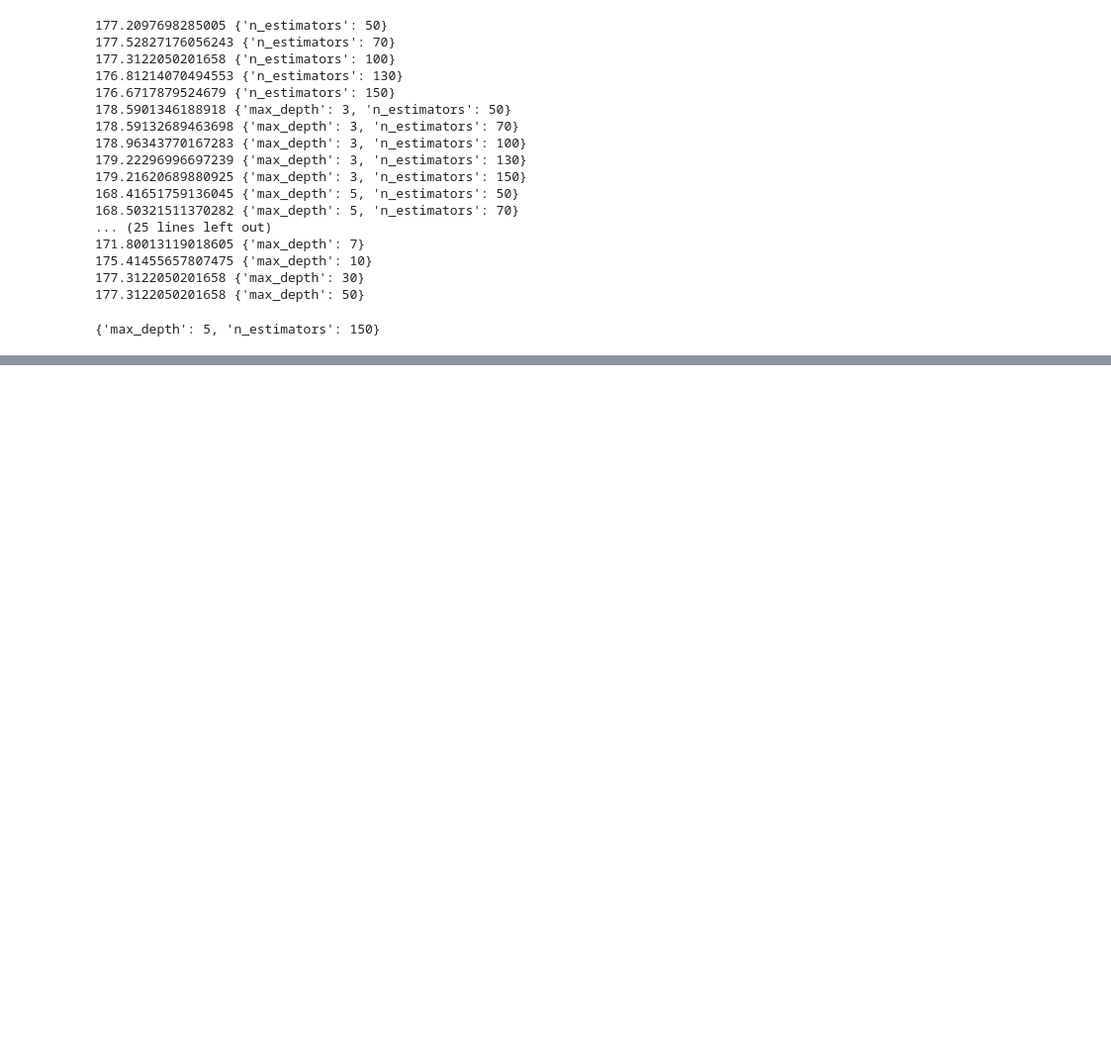
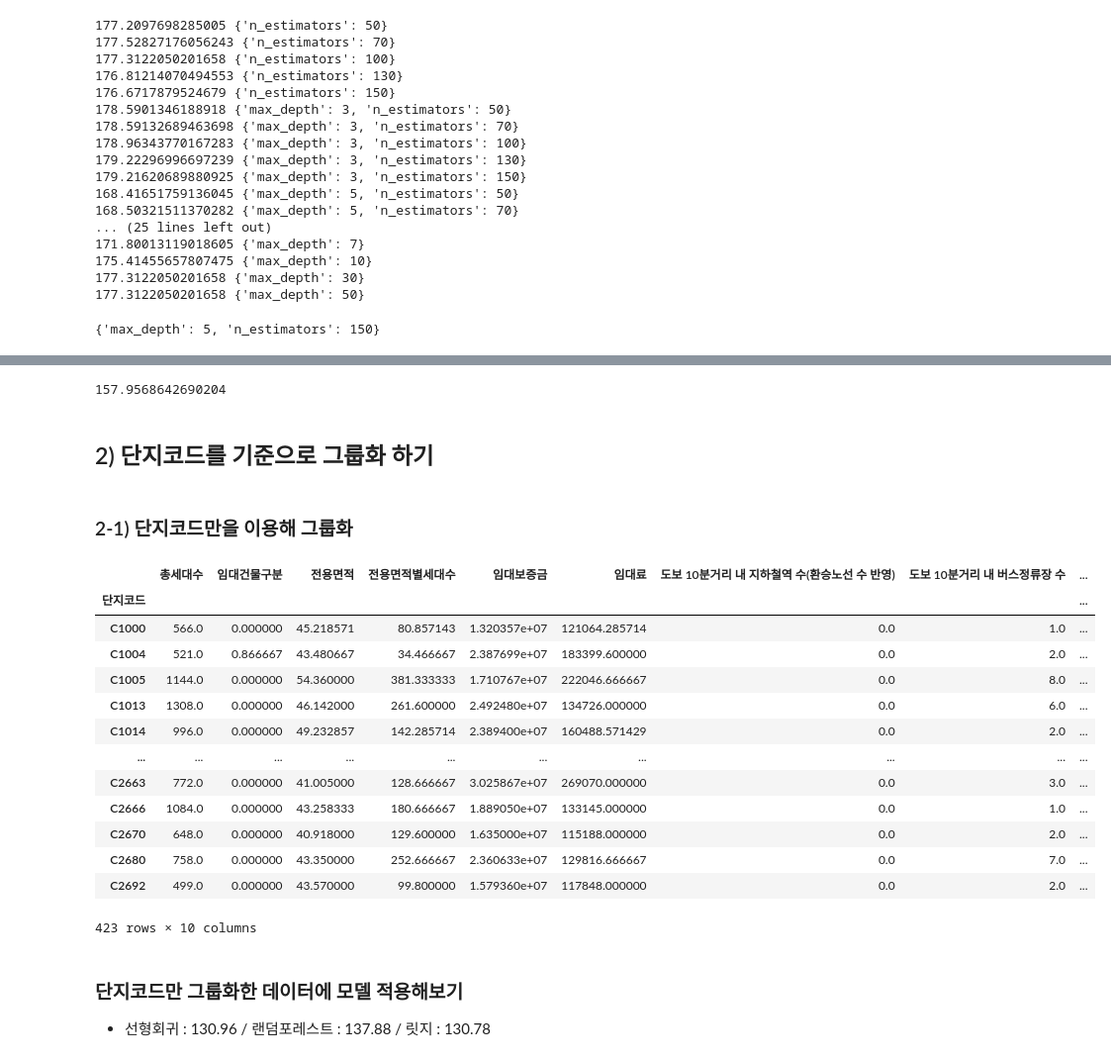
Before and after one commit to kkkkyoung/parking_project, a Jupyter notebook: 주차수요 예측.ipynb, the cells around one changed output, grey strips where cells are left out. Shown at 99% size. Cells and saved outputs as stored; diff of their text form; code cells hidden in the pictures; blank space fills up the shorter version.

```diff
--- a/주차수요 예측.ipynb
+++ b/주차수요 예측.ipynb
@@ -1134,0 +1127,36 @@ np.mean(-score)
+# %%
+# 릿지의 best_model
+score = cross_val_score(best_ridge,x_train_pcode,y_train,cv=5,scoring='neg_mean_absolute_error')
+np.mean(-score)
+# %% [output]
+157.9568642690204
+# %% [markdown]
+## 2) 단지코드를 기준으로 그룹화 하기
+# %% [markdown]
+### 2-1) 단지코드만을 이용해 그룹화
+# %%
+# y값도 그룹화 하기 위해 x,y분리 전 데이터를 이용
+train_group = pd.DataFrame(train.groupby(['단지코드']).mean())
+# %%
+x_train_group = train_group.drop(['등록차량수'],axis=1)
+y_train_group = train_group['등록차량수']
+# %%
+x_train_group
+# %% [output]
+|  | 총세대수 | 임대건물구분 | 전용면적 | 전용면적별세대수 | 임대보증금 | 임대료 | 도보 10분거리 내 지하철역 수(환승노선 수 반영) | 도보 10분거리 내 버스정류장 수 | ... |
+| 단지코드 |  |  |  |  |  |  |  |  | ... |
+| C1000 | 566.0 | 0.000000 | 45.218571 | 80.857143 | 1.320357e+07 | 121064.285714 | 0.0 | 1.0 | ... |
+| C1004 | 521.0 | 0.866667 | 43.480667 | 34.466667 | 2.387699e+07 | 183399.600000 | 0.0 | 2.0 | ... |
+| C1005 | 1144.0 | 0.000000 | 54.360000 | 381.333333 | 1.710767e+07 | 222046.666667 | 0.0 | 8.0 | ... |
+| C1013 | 1308.0 | 0.000000 | 46.142000 | 261.600000 | 2.492480e+07 | 134726.000000 | 0.0 | 6.0 | ... |
+| C1014 | 996.0 | 0.000000 | 49.232857 | 142.285714 | 2.389400e+07 | 160488.571429 | 0.0 | 2.0 | ... |
+| ... | ... | ... | ... | ... | ... | ... | ... | ... | ... |
+| C2663 | 772.0 | 0.000000 | 41.005000 | 128.666667 | 3.025867e+07 | 269070.000000 | 0.0 | 3.0 | ... |
+| C2666 | 1084.0 | 0.000000 | 43.258333 | 180.666667 | 1.889050e+07 | 133145.000000 | 0.0 | 1.0 | ... |
+| C2670 | 648.0 | 0.000000 | 40.918000 | 129.600000 | 1.635000e+07 | 115188.000000 | 0.0 | 2.0 | ... |
+| C2680 | 758.0 | 0.000000 | 43.350000 | 252.666667 | 2.360633e+07 | 129816.666667 | 0.0 | 7.0 | ... |
+| C2692 | 499.0 | 0.000000 | 43.570000 | 99.800000 | 1.579360e+07 | 117848.000000 | 0.0 | 2.0 | ... |
+423 rows × 10 columns
+# %% [markdown]
+### 단지코드만 그룹화한 데이터에 모델 적용해보기
+- 선형회귀 : 130.96 / 랜덤포레스트 : 137.88 / 릿지 : 130.78
```
Also changed, not shown: parts of 59 cells of this notebook.
